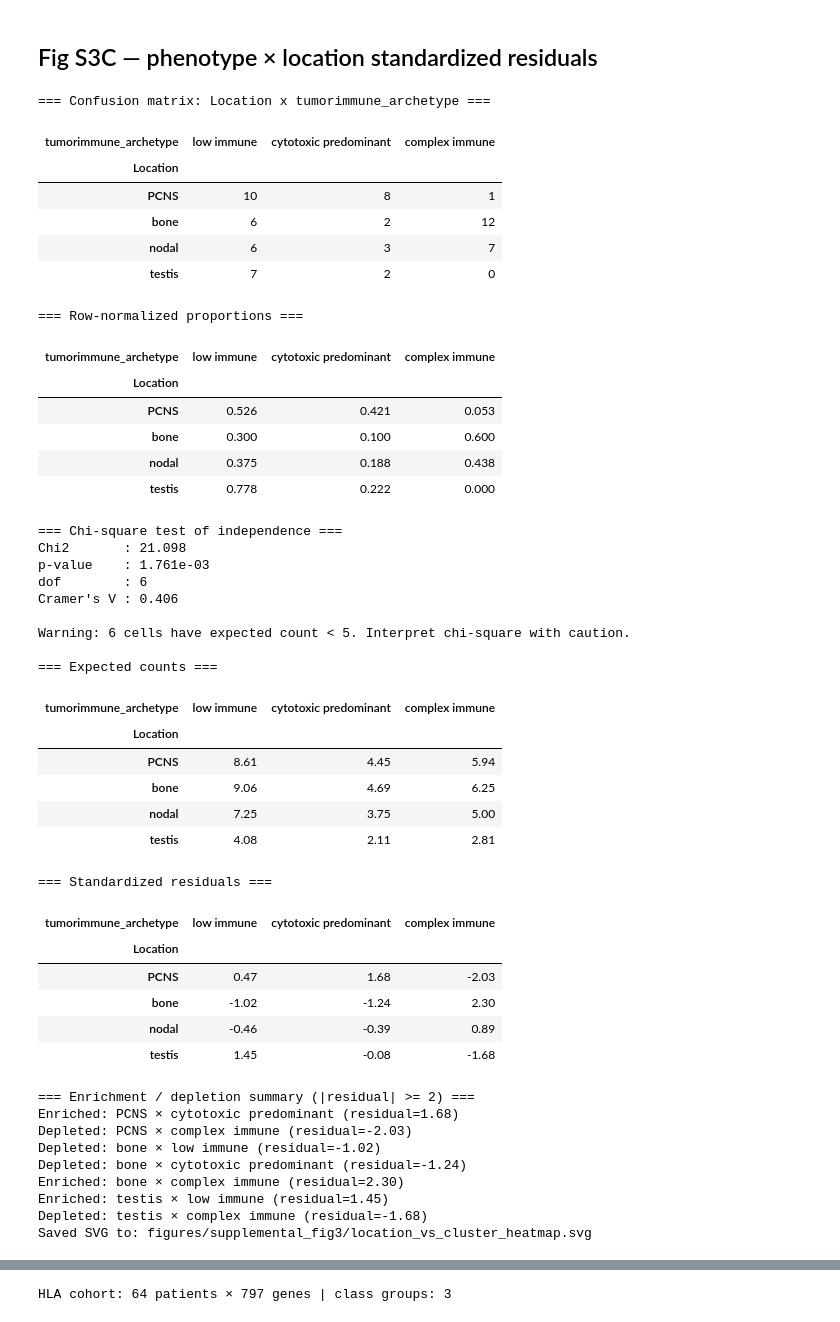
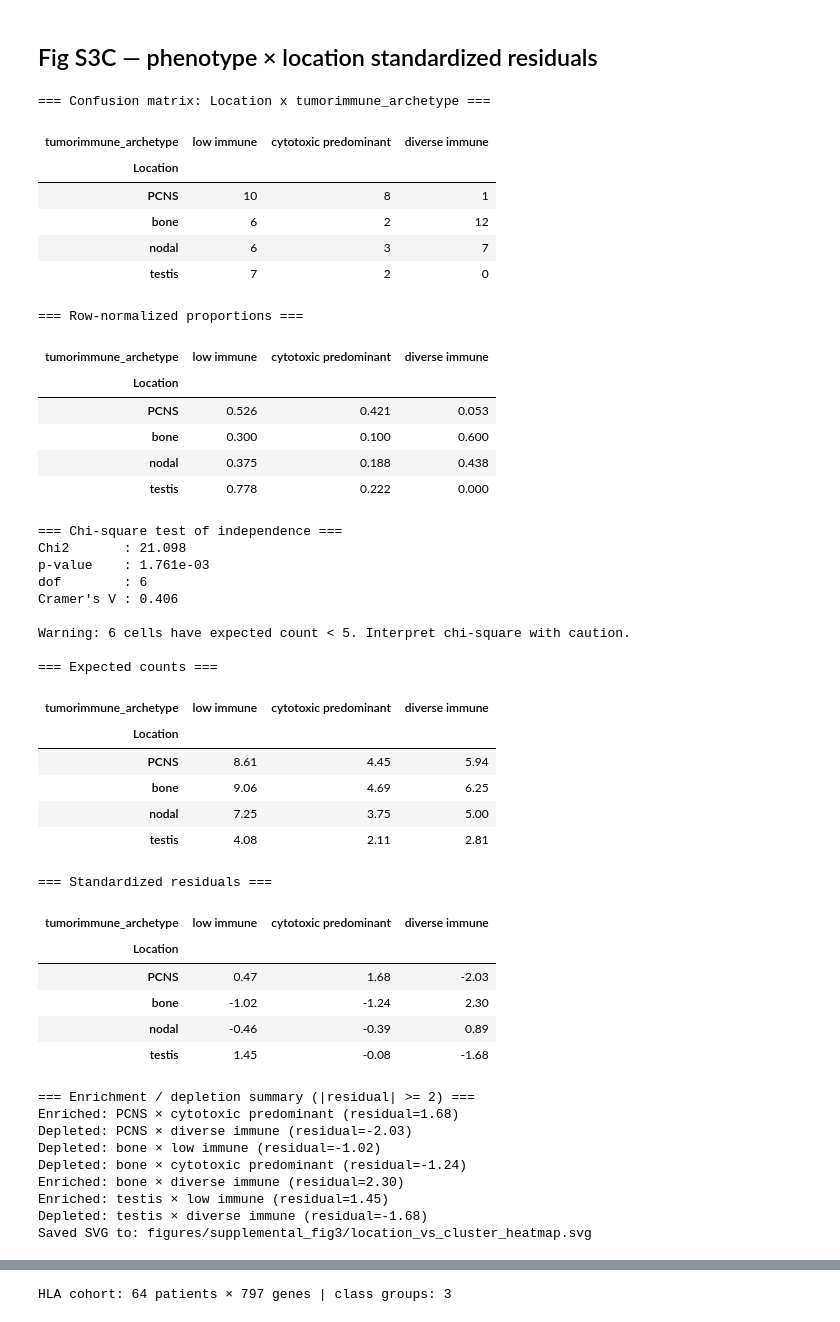
Before and after one commit to noordenbos/anatomy-matters, a Jupyter notebook: notebooks/supplemental_fig3.ipynb, the cells around one changed output, grey strips where cells are left out. Drawn from its saved outputs; the diff is of its cells as text; code cells hidden in the pictures.

Commit message:
Use canonical classifier and archetype names at the data source

```diff
--- a/notebooks/supplemental_fig3.ipynb
+++ b/notebooks/supplemental_fig3.ipynb
@@ -466,7 +466,7 @@ cluster_dict = discovery_archetype_dict(adata)
 cluster_name_map = {
     1: "low immune",
     2: "cytotoxic predominant",
-    3: "complex immune",
+    3: "diverse immune",
 }
 
 meta["tumorimmune_archetype_id"] = meta.index.map(cluster_dict)
@@ -477,7 +477,7 @@ df = meta[['Location', 'tumorimmune_archetype']].dropna().copy()
 
 # optional: enforce biologically sensible order
 location_order = ['PCNS', 'bone', 'nodal', 'testis']
-cluster_order = ['low immune', 'cytotoxic predominant', 'complex immune']
+cluster_order = ['low immune', 'cytotoxic predominant', 'diverse immune']
 
 df['Location'] = pd.Categorical(df['Location'], categories=location_order, ordered=True)
 df['tumorimmune_archetype'] = pd.Categorical(
@@ -612,41 +612,41 @@ sns.heatmap(
 )
 axes[2].set_title("Standardized residuals")
 axes[2].set_xlabel("Abundance cluster")
 axes[2].set_ylabel("Location")
 
 plt.suptitle(
     f"Location vs abundance_cluster_44_label\n"
     f"Chi2={chi2:.2f}, p={p:.2e}, Cramer's V={cramers_v:.2f}",
     y=1.04,
     fontsize=14
 )
 plt.tight_layout()
 # -----------------------------
 # save as SVG
 # -----------------------------
 svg_path = str(FIG_DIR) + "/location_vs_cluster_heatmap.svg"
 
 finalize_figure_labels(plt.gcf())
 plt.savefig(
     svg_path,
     format="svg",
     bbox_inches="tight"
 )
 
 print(f"Saved SVG to: {rel_path(svg_path, REPO_ROOT)}")
 
 finalize_figure_labels(plt.gcf())
 plt.show()
 # %% [output]
 === Confusion matrix: Location x tumorimmune_archetype ===
-| tumorimmune_archetype | low immune | cytotoxic predominant | complex immune |
+| tumorimmune_archetype | low immune | cytotoxic predominant | diverse immune |
 | Location |  |  |  |
 | PCNS | 10 | 8 | 1 |
 | bone | 6 | 2 | 12 |
 | nodal | 6 | 3 | 7 |
 | testis | 7 | 2 | 0 |
 === Row-normalized proportions ===
-| tumorimmune_archetype | low immune | cytotoxic predominant | complex immune |
+| tumorimmune_archetype | low immune | cytotoxic predominant | diverse immune |
 | Location |  |  |  |
 | PCNS | 0.526 | 0.421 | 0.053 |
 | bone | 0.300 | 0.100 | 0.600 |
@@ -661,14 +661,14 @@ Cramer's V : 0.406
 Warning: 6 cells have expected count < 5. Interpret chi-square with caution.
 
 === Expected counts ===
-| tumorimmune_archetype | low immune | cytotoxic predominant | complex immune |
+| tumorimmune_archetype | low immune | cytotoxic predominant | diverse immune |
 | Location |  |  |  |
 | PCNS | 8.61 | 4.45 | 5.94 |
 | bone | 9.06 | 4.69 | 6.25 |
 | nodal | 7.25 | 3.75 | 5.00 |
 | testis | 4.08 | 2.11 | 2.81 |
 === Standardized residuals ===
-| tumorimmune_archetype | low immune | cytotoxic predominant | complex immune |
+| tumorimmune_archetype | low immune | cytotoxic predominant | diverse immune |
 | Location |  |  |  |
 | PCNS | 0.47 | 1.68 | -2.03 |
 | bone | -1.02 | -1.24 | 2.30 |
@@ -676,12 +676,12 @@ Warning: 6 cells have expected count < 5. Interpret chi-square with caution.
 | testis | 1.45 | -0.08 | -1.68 |
 === Enrichment / depletion summary (|residual| >= 2) ===
 Enriched: PCNS × cytotoxic predominant (residual=1.68)
-Depleted: PCNS × complex immune (residual=-2.03)
+Depleted: PCNS × diverse immune (residual=-2.03)
 Depleted: bone × low immune (residual=-1.02)
 Depleted: bone × cytotoxic predominant (residual=-1.24)
-Enriched: bone × complex immune (residual=2.30)
+Enriched: bone × diverse immune (residual=2.30)
 Enriched: testis × low immune (residual=1.45)
-Depleted: testis × complex immune (residual=-1.68)
+Depleted: testis × diverse immune (residual=-1.68)
 Saved SVG to: figures/supplemental_fig3/location_vs_cluster_heatmap.svg
 [figure]
 # %%
```
Also changed, not shown: parts of 3 cells of this notebook, 39 other files.
